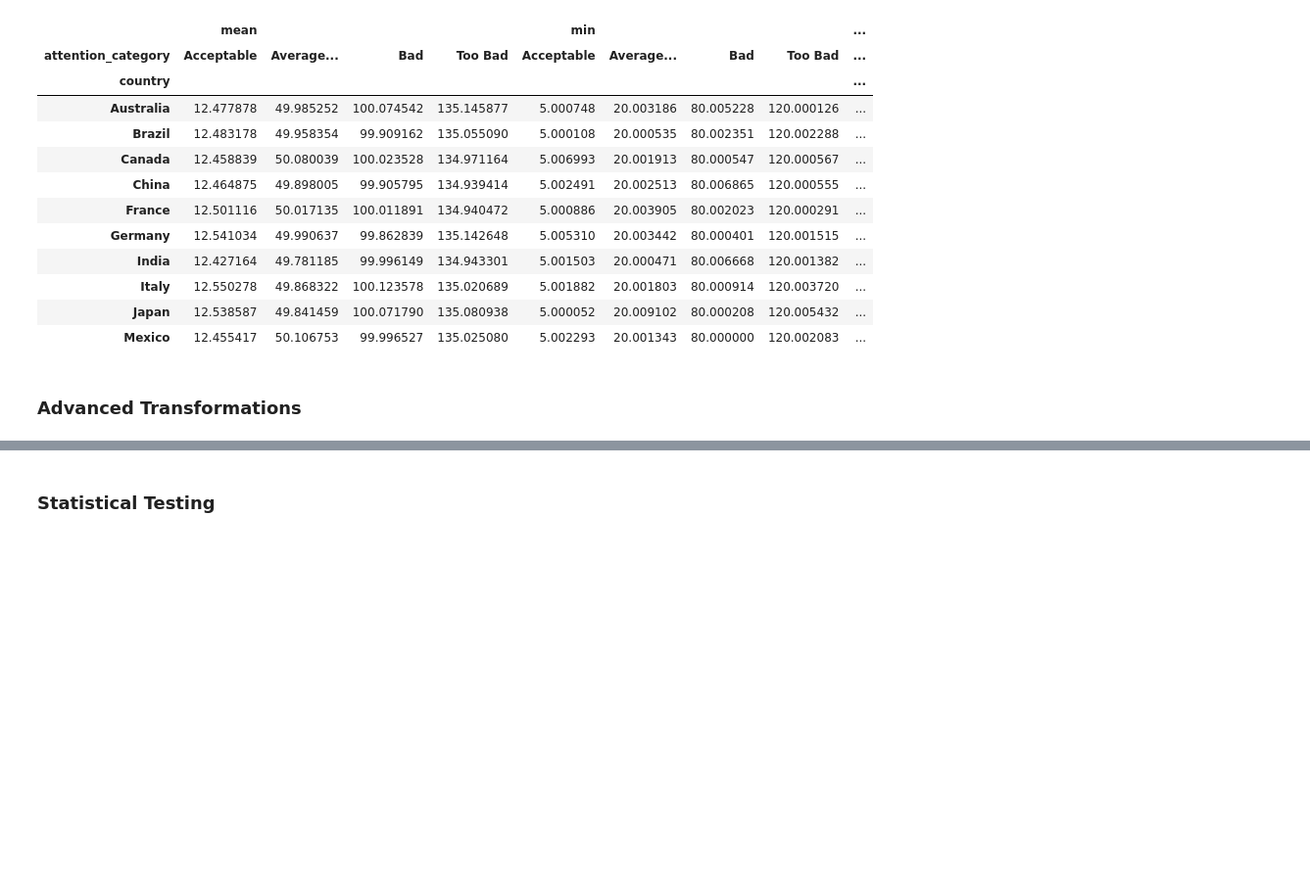
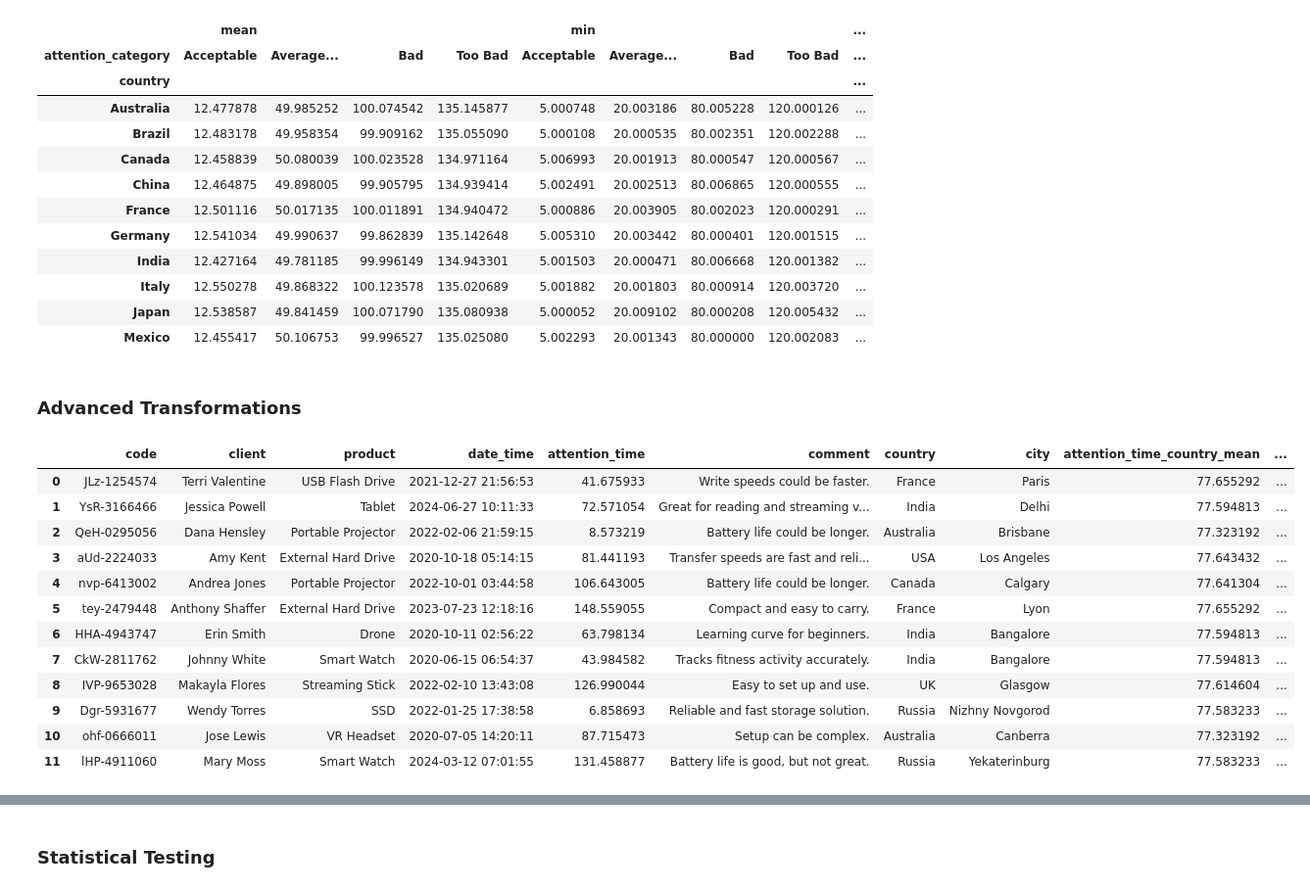
Before and after one commit to NicoG2023/Data_Science_Introduction, a Jupyter notebook: Classes/Pandas.ipynb, the cells around one changed output, grey strips where cells are left out. Shown at 98% size. Saved outputs shown, nothing was run; the diff lists cells and outputs as text; code cells hidden in the pictures; blank space fills up the shorter version.

```diff
--- a/Classes/Pandas.ipynb
+++ b/Classes/Pandas.ipynb
@@ -958,0 +949,41 @@ call_center_df.pivot_table(index='country', columns='attention_category', values
+# %%
+# making transformations using apply()
+#feature engineering -> nueva columna
+regions = {'South-America':['Brazil'],
+           'North America':['USA', 'Canada','Mexico'],
+           'Europe': ['Spain', 'France', 'UK','Germany','Italy'],
+           'Asia': ['India', 'China', 'South Korea', 'Japan'],
+           'Asia/Europe':['Russia'],
+           'Occeania':['Australia']
+           }
+def get_region(country: str) -> str:
+    """This function return a region based on the given country
+    Args:
+        country(str): Country to be checked
+    Returns:
+        The region of the country."""
+    region_result = 'NA'
+    for region, countries in regions.items():
+        if country in countries:
+            region_result = region
+            break
+
+    return region_result
+
+#----------Test------------ => Feature Engineering
+call_center_df['Region'] = call_center_df['country'].apply(lambda c: get_region(c))
+call_center_df.head(12)
+# %% [output]
+|  | code | client | product | date_time | attention_time | comment | country | city | attention_time_country_mean | ... |
+| 0 | JLz-1254574 | Terri Valentine | USB Flash Drive | 2021-12-27 21:56:53 | 41.675933 | Write speeds could be faster. | France | Paris | 77.655292 | ... |
+| 1 | YsR-3166466 | Jessica Powell | Tablet | 2024-06-27 10:11:33 | 72.571054 | Great for reading and streaming v... | India | Delhi | 77.594813 | ... |
+| 2 | QeH-0295056 | Dana Hensley | Portable Projector | 2022-02-06 21:59:15 | 8.573219 | Battery life could be longer. | Australia | Brisbane | 77.323192 | ... |
+| 3 | aUd-2224033 | Amy Kent | External Hard Drive | 2020-10-18 05:14:15 | 81.441193 | Transfer speeds are fast and reli... | USA | Los Angeles | 77.643432 | ... |
+| 4 | nvp-6413002 | Andrea Jones | Portable Projector | 2022-10-01 03:44:58 | 106.643005 | Battery life could be longer. | Canada | Calgary | 77.641304 | ... |
+| 5 | tey-2479448 | Anthony Shaffer | External Hard Drive | 2023-07-23 12:18:16 | 148.559055 | Compact and easy to carry. | France | Lyon | 77.655292 | ... |
+| 6 | HHA-4943747 | Erin Smith | Drone | 2020-10-11 02:56:22 | 63.798134 | Learning curve for beginners. | India | Bangalore | 77.594813 | ... |
+| 7 | CkW-2811762 | Johnny White | Smart Watch | 2020-06-15 06:54:37 | 43.984582 | Tracks fitness activity accurately. | India | Bangalore | 77.594813 | ... |
+| 8 | IVP-9653028 | Makayla Flores | Streaming Stick | 2022-02-10 13:43:08 | 126.990044 | Easy to set up and use. | UK | Glasgow | 77.614604 | ... |
+| 9 | Dgr-5931677 | Wendy Torres | SSD | 2022-01-25 17:38:58 | 6.858693 | Reliable and fast storage solution. | Russia | Nizhny Novgorod | 77.583233 | ... |
+| 10 | ohf-0666011 | Jose Lewis | VR Headset | 2020-07-05 14:20:11 | 87.715473 | Setup can be complex. | Australia | Canberra | 77.323192 | ... |
+| 11 | lHP-4911060 | Mary Moss | Smart Watch | 2024-03-12 07:01:55 | 131.458877 | Battery life is good, but not great. | Russia | Yekaterinburg | 77.583233 | ... |
```
Also changed, not shown: parts of 4 cells of this notebook, 6 other files.
